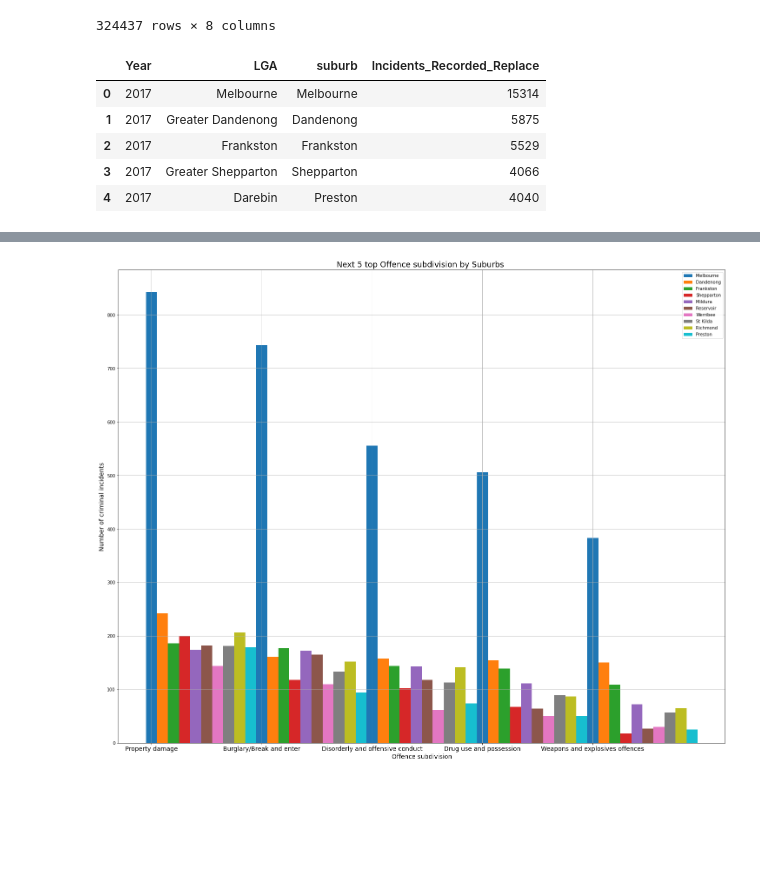
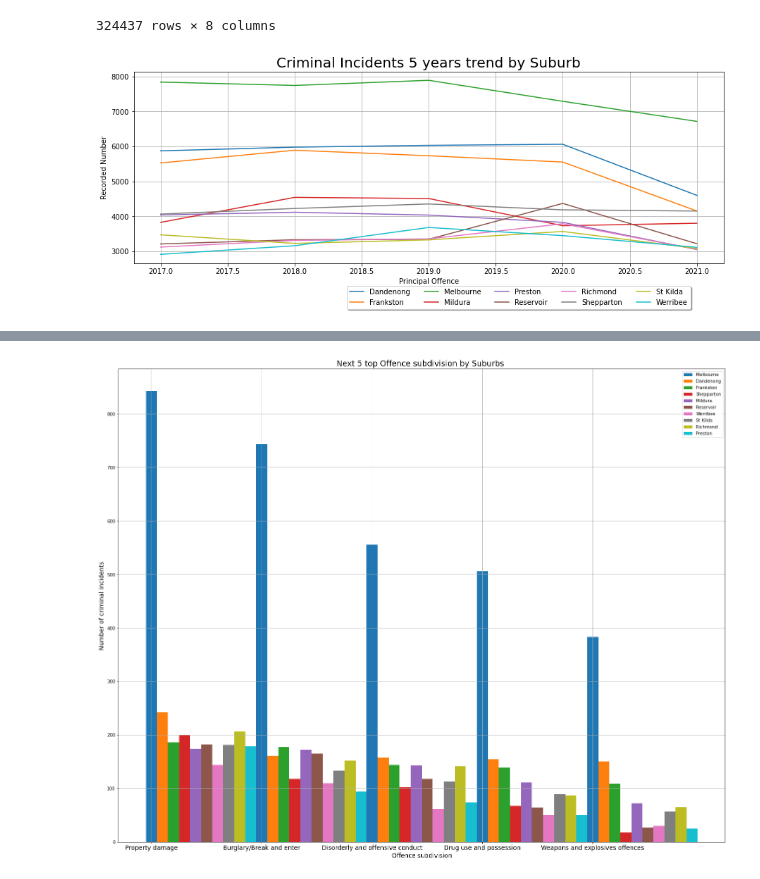
Before and after one commit to hiu-lai/Project-1, a Jupyter notebook: vishaan_notebook.ipynb, the cells around one changed output, grey strips where cells are left out. Drawn from its saved outputs; the diff is of its cells as text; code cells hidden in the pictures; blank space fills up the shorter version.

```diff
--- a/vishaan_notebook.ipynb
+++ b/vishaan_notebook.ipynb
@@ -1033,23 +1033,23 @@ crime_df_rename
 324437 rows × 8 columns
 # %%
 # Extracting top 10 suburb for each year
-crime_df_2017 = crime_df_rename.loc[(crime_df_rename['Year'] == 2017), :]
-crime_df_2017 = crime_df_2017.groupby(['Year', 'LGA', 'suburb']).sum().reset_index().sort_values('Incidents_Recorded_Replace', ascending=False).head(10)
-crime_df_2018 = crime_df_rename.loc[(crime_df_rename['Year'] == 2018), :]
-crime_df_2018 = crime_df_2018.groupby(['Year', 'LGA', 'suburb']).sum().reset_index().sort_values('Incidents_Recorded_Replace', ascending=False).head(10)
-crime_df_2019 = crime_df_rename.loc[(crime_df_rename['Year'] == 2019), :]
-crime_df_2019 = crime_df_2019.groupby(['Year', 'LGA', 'suburb']).sum().reset_index().sort_values('Incidents_Recorded_Replace', ascending=False).head(10)
-crime_df_2020 = crime_df_rename.loc[(crime_df_rename['Year'] == 2020), :]
-crime_df_2020 = crime_df_2020.groupby(['Year', 'LGA', 'suburb']).sum().reset_index().sort_values('Incidents_Recorded_Replace', ascending=False).head(10)
-crime_df_2021 = crime_df_rename.loc[(crime_df_rename['Year'] == 2021), :]
-crime_df_2021 = crime_df_2021.groupby(['Year', 'LGA', 'suburb']).sum().reset_index().sort_values('Incidents_Recorded_Replace', ascending=False).head(10)
-crime_df_trends = pd.concat([crime_df_2017, crime_df_2018, crime_df_2019, crime_df_2020, crime_df_2021])
-crime_df_trends = crime_df_trends.reset_index(drop=True)
-crime_df_trends.head()
+crime_df_trends = crime_df_rename.loc[(crime_df_rename['Year'] >= 2017), :]
+crime_df_trends = crime_df_trends.loc[(crime_df_rename['suburb'].isin(suburb_2021)), :]
+crime_df_trends = crime_df_2017.groupby(['Year', 'LGA', 'suburb']).sum().reset_index().sort_values('Incidents_Recorded_Replace', ascending=False)
+crime_df_trends_pv = pd.pivot_table(crime_df_trends, values = 'Incidents_Recorded_Replace', index='Year', columns = 'suburb').reset_index()
+crime_df_trends_pv = crime_df_trends_pv.fillna(0)
+
+# Plot line graph
+plt.figure(figsize=(15, 5))
+for col in crime_df_trends_pv.columns:
+    if not (col == "Year"):
+        plt.plot(crime_df_trends_pv['Year'], crime_df_trends_pv[col], label= col)
+plt.title(f"Criminal Incidents 5 years trend by Suburb", fontsize=20)
+plt.xlabel("Principal Offence")
+plt.ylabel("Recorded Number")
+plt.grid(True)
+plt.legend(bbox_to_anchor=(0.95, -0.1), fancybox=True, shadow=True, ncol=5)
+plt.savefig("Images\Criminal Incidents 5 years trend by Suburb.PNG", facecolor="white", dpi=300)
+plt.show()
 # %% [output]
-|  | Year | LGA | suburb | Incidents_Recorded_Replace |
-| 0 | 2017 | Melbourne | Melbourne | 15314 |
-| 1 | 2017 | Greater Dandenong | Dandenong | 5875 |
-| 2 | 2017 | Frankston | Frankston | 5529 |
-| 3 | 2017 | Greater Shepparton | Shepparton | 4066 |
-| 4 | 2017 | Darebin | Preston | 4040 |
+[figure, added]
```
Also changed, not shown: parts of 2 cells of this notebook, 6 other files.
